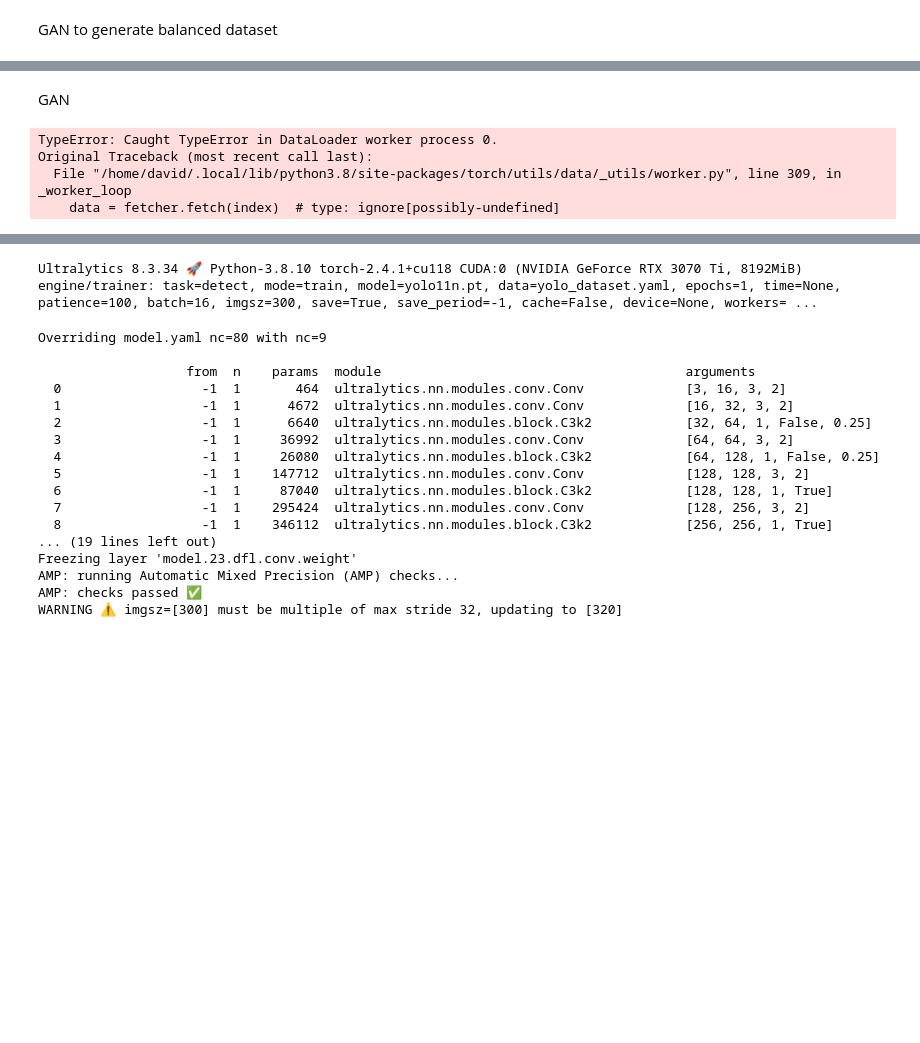
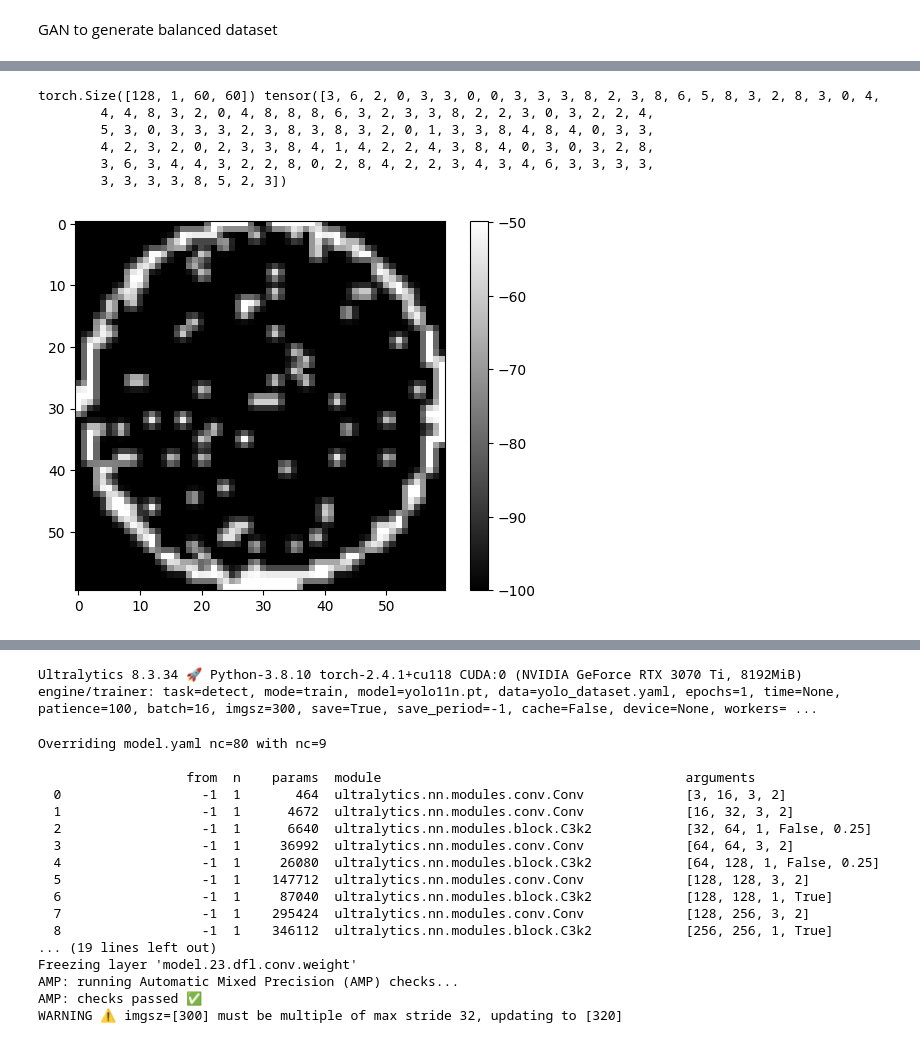
Before and after one commit to davidguo123456/Wafer-Defect-CNN, a Jupyter notebook: main.ipynb, the cells around one changed output, grey strips where cells are left out. Drawn from its saved outputs; the diff is of its cells as text; code cells hidden in the pictures; blank space fills up the shorter version.

```diff
--- a/main.ipynb
+++ b/main.ipynb
@@ -282,5 +239,3 @@ YAML file created at yolo_dataset.yaml
-# %% [markdown]
-GAN
 # %%
 import os
 import yaml
@@ -304,6 +262,7 @@ class CustomDataset(Dataset):
         self.classes = classes
         self.image_paths = []
         self.labels = []
+        self.batch_size = batch_size
 
         # Parse image paths and labels from filenames
         for filename in os.listdir(self.data_dir):
@@ -313,13 +272,24 @@ class CustomDataset(Dataset):
                     self.image_paths.append(os.path.join(self.data_dir, filename))
                     self.labels.append(classes.index(class_label))  # Map to index
 
+        self.trim()
+
+    def trim(self):
+        length = len(self.labels)
+        num_to_trim = length % batch_size
+
+        # If the dataset size is not a multiple of the batch size, trim the excess samples
+        if num_to_trim > 0:
+            self.image_paths = self.image_paths[:-num_to_trim]
+            self.labels = self.labels[:-num_to_trim]
+
     def __len__(self):
         return len(self.image_paths)
 
     def __getitem__(self, idx):
         img_path = self.image_paths[idx]
         label = self.labels[idx]
-        image = cv.imread(img_path)
+        image = Image.open(img_path)
 
         if self.transform:
             image = self.transform(image)
@@ -328,9 +298,10 @@ class CustomDataset(Dataset):
 
 # Define transforms (customize as needed)
 transform = transforms.Compose([
-    transforms.Resize((300, 300)),  # Resize images (e.g., for ResNet)
+    transforms.Grayscale(num_output_channels=1),
+    transforms.Resize((60,60)),
     transforms.ToTensor(),          # Convert to tensor
-    transforms.Normalize(mean=[0.5, 0.5, 0.5], std=[0.5, 0.5, 0.5])  # Normalize
+    transforms.Normalize(mean=[0.5], std=[0.5])  # Normalize
 ])
 
 # Load datasets using YAML config
@@ -352,16 +323,24 @@ def get_dataloaders(yaml_path, batch_size=128, num_workers=4):
 # %%
 # Example usage
 train_loader, val_loader, test_loader = get_dataloaders(output_yaml_path)
 
 # Test the DataLoader
 for images, labels in train_loader:
     print(images.shape, labels)
+    temp = np.squeeze(images[0].numpy())
+    temp = temp * 100
+    plt.imshow(temp, cmap='gray')  # Use 'gray' for grayscale images
+    plt.colorbar()  # Optional: Show a color scale
+    plt.show()
     break
 # %% [output]
-TypeError: Caught TypeError in DataLoader worker process 0.
-Original Traceback (most recent call last):
-  File "/home/david/.local/lib/python3.8/site-packages/torch/utils/data/_utils/worker.py", line 309, in _worker_loop
-    data = fetcher.fetch(index)  # type: ignore[possibly-undefined]
+torch.Size([128, 1, 60, 60]) tensor([3, 6, 2, 0, 3, 3, 0, 0, 3, 3, 3, 8, 2, 3, 8, 6, 5, 8, 3, 2, 8, 3, 0, 4,
+        4, 4, 8, 3, 2, 0, 4, 8, 8, 8, 6, 3, 2, 3, 3, 8, 2, 2, 3, 0, 3, 2, 2, 4,
+        5, 3, 0, 3, 3, 3, 2, 3, 8, 3, 8, 3, 2, 0, 1, 3, 3, 8, 4, 8, 4, 0, 3, 3,
+        4, 2, 3, 2, 0, 2, 3, 3, 8, 4, 1, 4, 2, 2, 4, 3, 8, 4, 0, 3, 0, 3, 2, 8,
+        3, 6, 3, 4, 4, 3, 2, 2, 8, 0, 2, 8, 4, 2, 2, 3, 4, 3, 4, 6, 3, 3, 3, 3,
+        3, 3, 3, 3, 8, 5, 2, 3])
+[figure, added]
 # %%
 BINARIES_PATH = os.path.join(os.getcwd(), 'models', 'binaries')  # location where trained models are located
 CHECKPOINTS_PATH = os.path.join(os.getcwd(), 'models', 'checkpoints')  # semi-trained models during training will be dumped here
```
Also changed, not shown: parts of 22 cells of this notebook, 1 other file.
